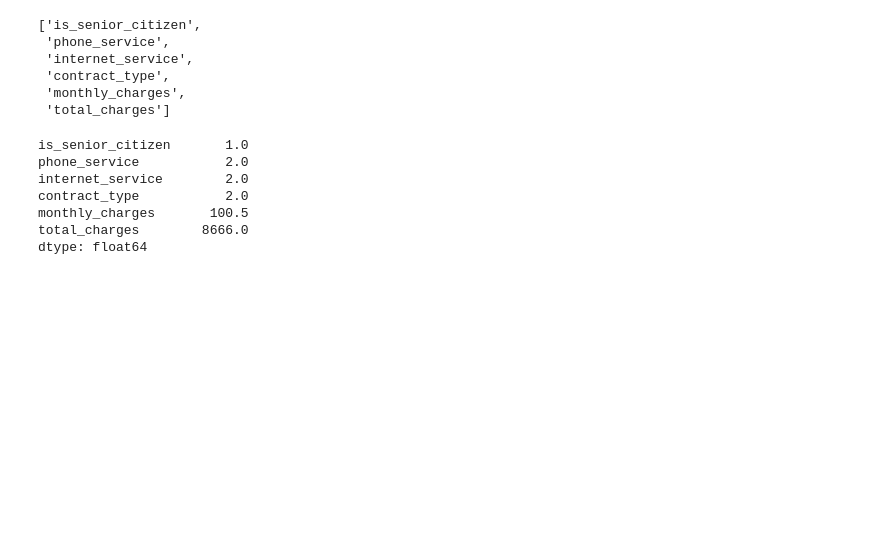
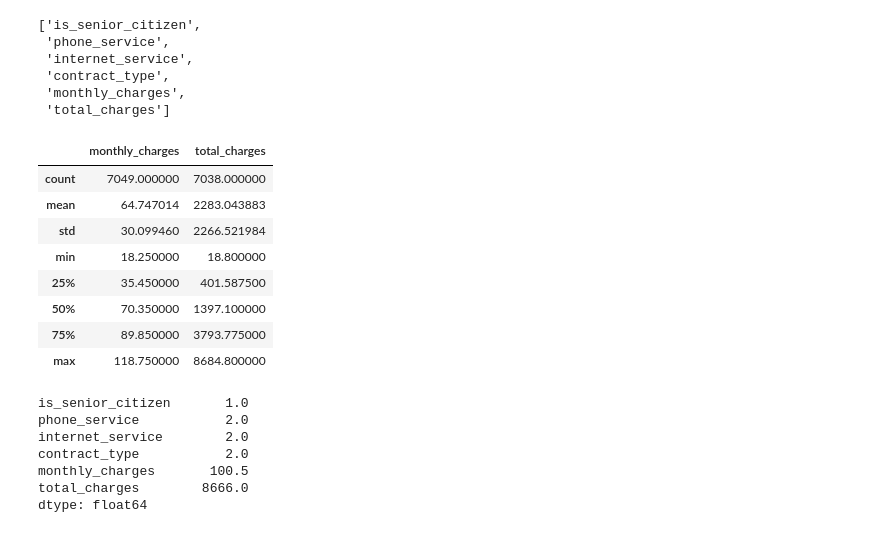
Before and after one commit to natasharivers/Classifications, a Jupyter notebook: classification_exercises.ipynb, the cells around one changed output. Drawn from its saved outputs; the diff is of its cells as text; code cells hidden in the pictures; blank space fills up the shorter version.

```diff
--- a/classification_exercises.ipynb
+++ b/classification_exercises.ipynb
@@ -133,6 +152,19 @@ list(excel_range)
  'contract_type',
  'monthly_charges',
  'total_charges']
+# %%
+#can also get range of specific columns
+df_excel[['monthly_charges', 'total_charges']].describe()
+# %% [output]
+|  | monthly_charges | total_charges |
+| count | 7049.000000 | 7038.000000 |
+| mean | 64.747014 | 2283.043883 |
+| std | 30.099460 | 2266.521984 |
+| min | 18.250000 | 18.800000 |
+| 25% | 35.450000 | 401.587500 |
+| 50% | 70.350000 | 1397.100000 |
+| 75% | 89.850000 | 3793.775000 |
+| max | 118.750000 | 8684.800000 |
 # %%
 #step 2 get max and min to get range
 numeric_ranges = excel_range.max()- excel_range.min()
```
Also changed, not shown: parts of 15 cells of this notebook, 2 other files.
